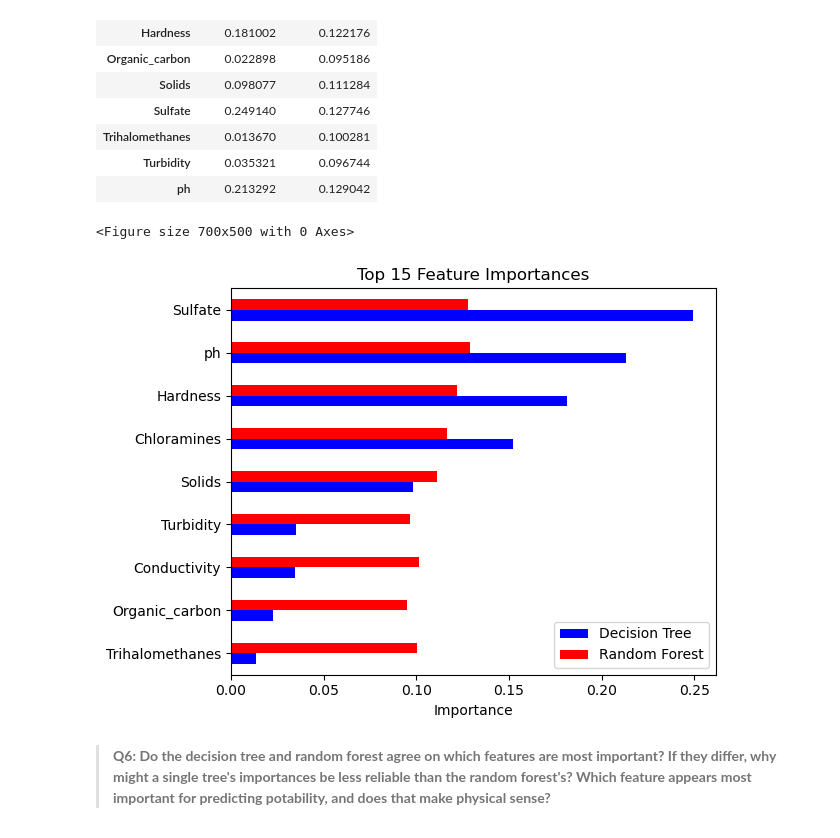
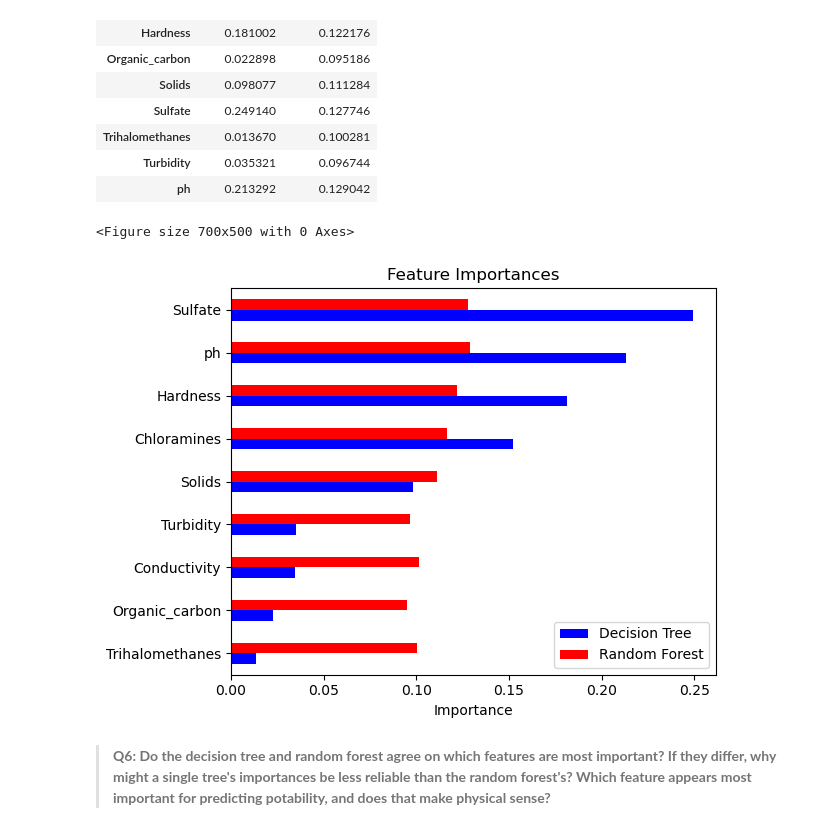
Before and after one commit to NatBonnet/eds-232-assignment-3, a Jupyter notebook: task2/hw3-task2.ipynb, the cells around one changed output. Cells and saved outputs as stored; diff of their text form; code cells hidden in the pictures.

```diff
--- a/task2/hw3-task2.ipynb
+++ b/task2/hw3-task2.ipynb
@@ -299,16 +309,16 @@ feat_imp
 | Turbidity | 0.035321 | 0.096744 |
 | ph | 0.213292 | 0.129042 |
 # %%
-
+# Plot feature importances by tree classifier
 plt.figure(figsize=(7, 5))
 feat_imp.head(15).sort_values(by = 'Decision Tree').plot(kind='barh', color= ('blue', 'red'))
 plt.xlabel('Importance')
-plt.title('Top 15 Feature Importances')
+plt.title('Feature Importances')
 plt.tight_layout()
 plt.show()
 # %% [output]
 <Figure size 700x500 with 0 Axes>
-[figure, old version]
+[figure, new version]
 # %% [markdown]
 > **Q6: Do the decision tree and random forest agree on which features are most important? If they differ, why might a single tree's importances be less reliable than the random forest's? Which feature appears most important for predicting potability, and does that make physical sense?**
 # %% [markdown]
```
Also changed, not shown: parts of 11 cells of this notebook, 1 other file.
